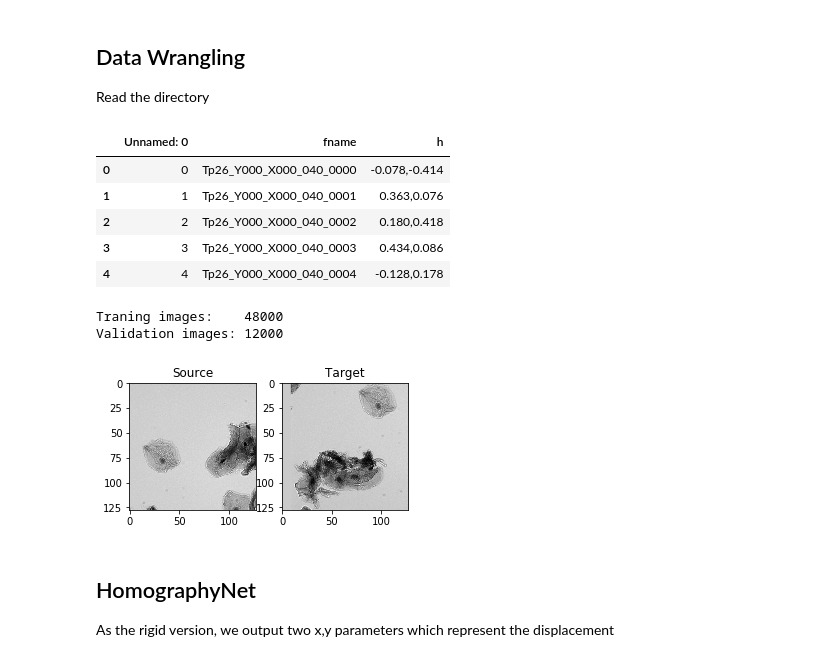
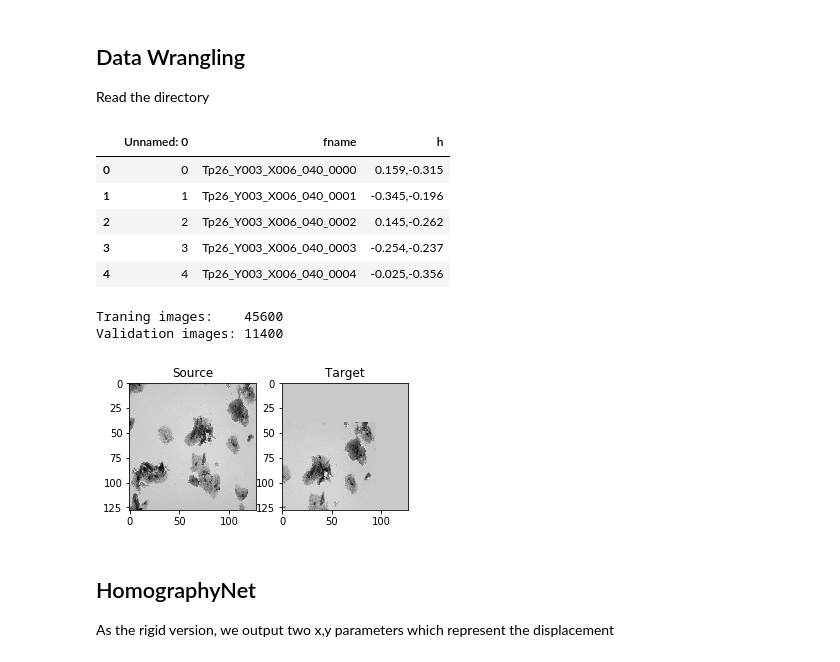
Before and after one commit to tristaaan/stitch-eval, a Jupyter notebook: notebooks/HomograpyNet-rigid-multiscale.ipynb, the cells around one changed output. Saved outputs shown, nothing was run; the diff lists cells and outputs as text; code cells hidden in the pictures.

```diff
--- a/notebooks/HomograpyNet-rigid-multiscale.ipynb
+++ b/notebooks/HomograpyNet-rigid-multiscale.ipynb
@@ -38,26 +38,26 @@ Read the directory
 # %%
 from os import path
 
 train_split = 0.8
 valid_split = 0.2
 
 def load_img_paths(target):
     '''
     Retrieve the full path of all images in the dataset
     '''
     return glob.glob(target + '/*.tif')
 
 data_dir = r'../data'
-original_data_dir = path.join(data_dir, 'multiscale_512-1024')
+original_data_dir = path.join(data_dir, 'hnet_multiscale_training_128_holdout_2019-05-20')
 all_files = pd.read_csv(path.join(original_data_dir, 'homographies.tsv'), sep='\t')
 all_files.head()
 # %% [output]
 |  | Unnamed: 0 | fname | h |
-| 0 | 0 | Tp26_Y000_X000_040_0000 | -0.078,-0.414 |
-| 1 | 1 | Tp26_Y000_X000_040_0001 | 0.363,0.076 |
-| 2 | 2 | Tp26_Y000_X000_040_0002 | 0.180,0.418 |
-| 3 | 3 | Tp26_Y000_X000_040_0003 | 0.434,0.086 |
-| 4 | 4 | Tp26_Y000_X000_040_0004 | -0.128,0.178 |
+| 0 | 0 | Tp26_Y003_X006_040_0000 | 0.159,-0.315 |
+| 1 | 1 | Tp26_Y003_X006_040_0001 | -0.345,-0.196 |
+| 2 | 2 | Tp26_Y003_X006_040_0002 | 0.145,-0.262 |
+| 3 | 3 | Tp26_Y003_X006_040_0003 | -0.254,-0.237 |
+| 4 | 4 | Tp26_Y003_X006_040_0004 | -0.025,-0.356 |
 # %%
 all_files = all_files.sample(frac=1, random_state=123) # shuffle with seed 123 for reproducability
 train_paths = []
@@ -76,8 +76,8 @@ assert(len(train_paths) > 0)
 print('Traning images:    %d' % len(train_paths))
 print('Validation images: %d' % len(valid_paths))
 # %% [output]
-Traning images:    48000
-Validation images: 12000
+Traning images:    45600
+Validation images: 11400
 # %%
 import matplotlib.pylab as plt
 %matplotlib inline
@@ -115,7 +115,7 @@ tm1 = imread(original_data_dir + '/Tp26_Y000_X000_040_0015_A.tif')
 tm2 = imread(original_data_dir + '/Tp26_Y000_X000_040_0015_B.tif')
 two_up(tm1, tm2)
 # %% [output]
-[figure, old version]
+[figure, new version]
 # %% [markdown]
 ## HomographyNet
 
```
Also changed, not shown: parts of 9 cells of this notebook, 1 other file.
